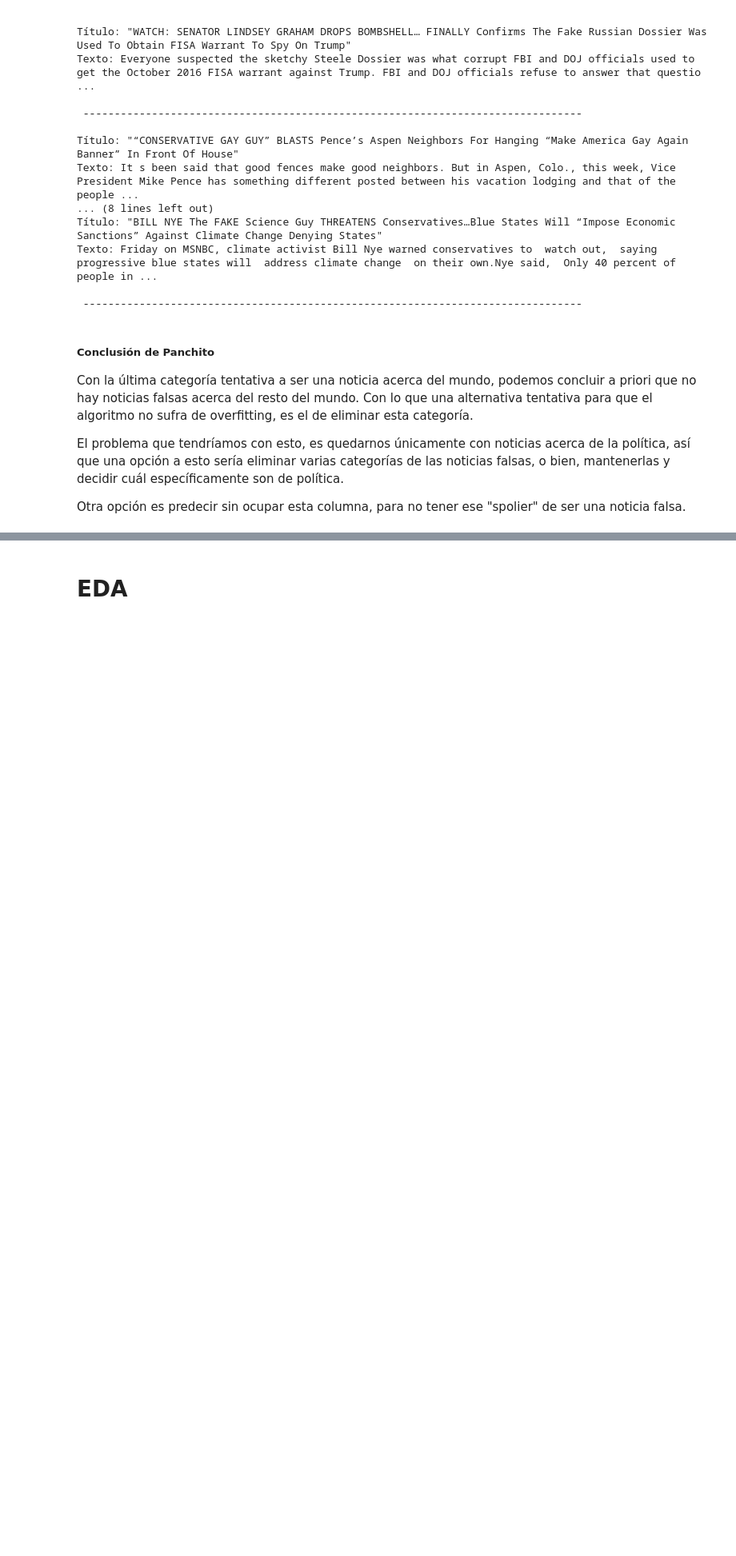
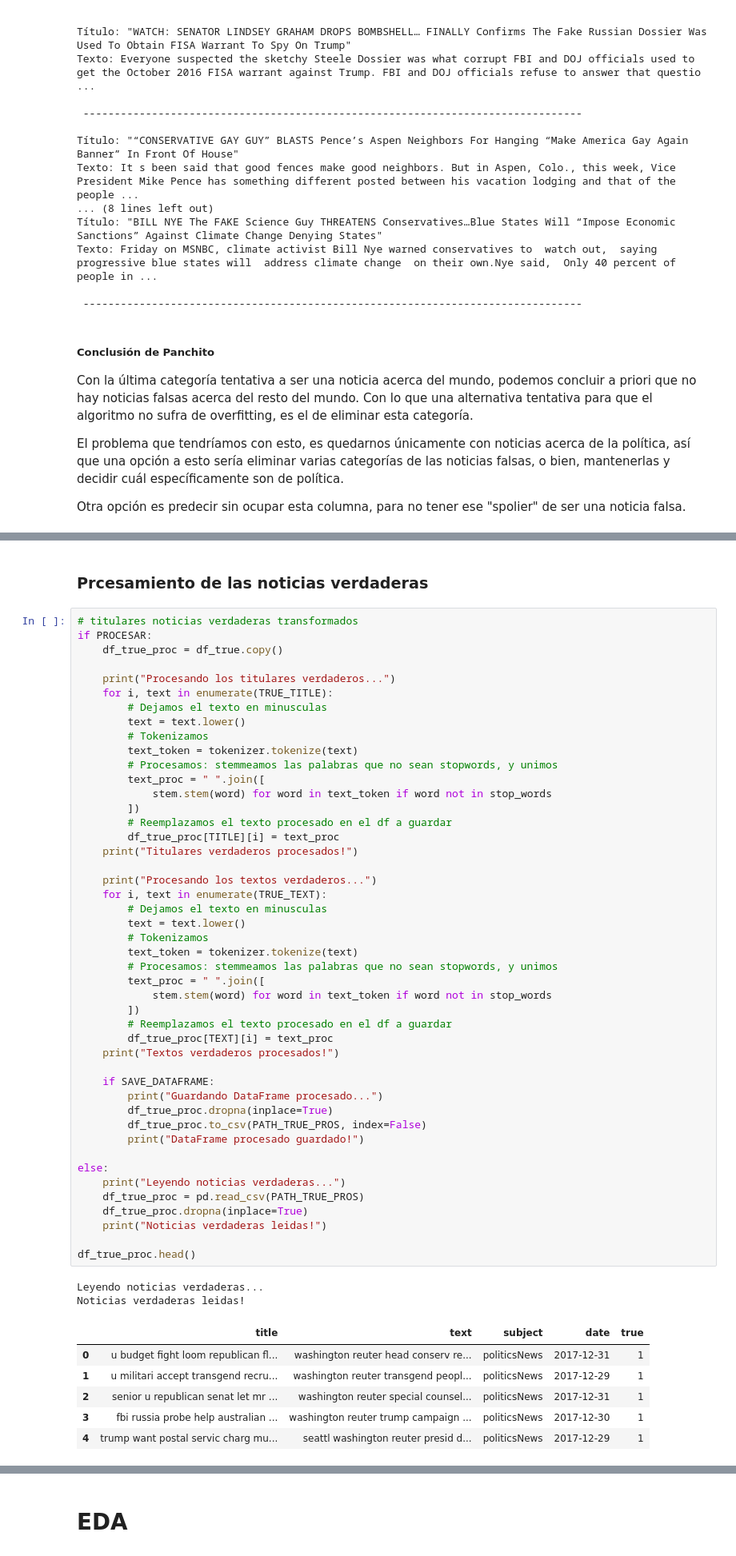
Before and after one commit to framunoz/Detector-Noticias-Falsas, a Jupyter notebook: codigo/01-Carga_de_datos.ipynb, the cells around one changed output, grey strips where cells are left out. Shown at 80% size. Saved outputs shown, nothing was run; the diff lists cells and outputs as text; blank space fills up the shorter version.

```diff
--- a/codigo/01-Carga_de_datos.ipynb
+++ b/codigo/01-Carga_de_datos.ipynb
@@ -361,0 +460,57 @@ Otra opción es predecir sin ocupar esta columna, para no tener ese "spolier" de
+# %% [markdown]
+### Prcesamiento de las noticias verdaderas
+# %%
+# titulares noticias verdaderas transformados
+if PROCESAR:
+    df_true_proc = df_true.copy()
+
+    print("Procesando los titulares verdaderos...")
+    for i, text in enumerate(TRUE_TITLE):
+        # Dejamos el texto en minusculas
+        text = text.lower()
+        # Tokenizamos
+        text_token = tokenizer.tokenize(text)
+        # Procesamos: stemmeamos las palabras que no sean stopwords, y unimos
+        text_proc = " ".join([
+            stem.stem(word) for word in text_token if word not in stop_words
+        ])
+        # Reemplazamos el texto procesado en el df a guardar
+        df_true_proc[TITLE][i] = text_proc
+    print("Titulares verdaderos procesados!")
+
+    print("Procesando los textos verdaderos...")
+    for i, text in enumerate(TRUE_TEXT):
+        # Dejamos el texto en minusculas
+        text = text.lower()
+        # Tokenizamos
+        text_token = tokenizer.tokenize(text)
+        # Procesamos: stemmeamos las palabras que no sean stopwords, y unimos
+        text_proc = " ".join([
+            stem.stem(word) for word in text_token if word not in stop_words
+        ])
+        # Reemplazamos el texto procesado en el df a guardar
+        df_true_proc[TEXT][i] = text_proc
+    print("Textos verdaderos procesados!")
+
+    if SAVE_DATAFRAME:
+        print("Guardando DataFrame procesado...")
+        df_true_proc.dropna(inplace=True)
+        df_true_proc.to_csv(PATH_TRUE_PROS, index=False)
+        print("DataFrame procesado guardado!")
+
+else:
+    print("Leyendo noticias verdaderas...")
+    df_true_proc = pd.read_csv(PATH_TRUE_PROS)
+    df_true_proc.dropna(inplace=True)
+    print("Noticias verdaderas leidas!")
+
+df_true_proc.head()
+# %% [output]
+Leyendo noticias verdaderas...
+Noticias verdaderas leidas!
+|  | title | text | subject | date | true |
+| 0 | u budget fight loom republican fl... | washington reuter head conserv re... | politicsNews | 2017-12-31 | 1 |
+| 1 | u militari accept transgend recru... | washington reuter transgend peopl... | politicsNews | 2017-12-29 | 1 |
+| 2 | senior u republican senat let mr ... | washington reuter special counsel... | politicsNews | 2017-12-31 | 1 |
+| 3 | fbi russia probe help australian ... | washington reuter trump campaign ... | politicsNews | 2017-12-30 | 1 |
+| 4 | trump want postal servic charg mu... | seattl washington reuter presid d... | politicsNews | 2017-12-29 | 1 |
```
Also changed, not shown: parts of 37 cells of this notebook, 3 other files.
